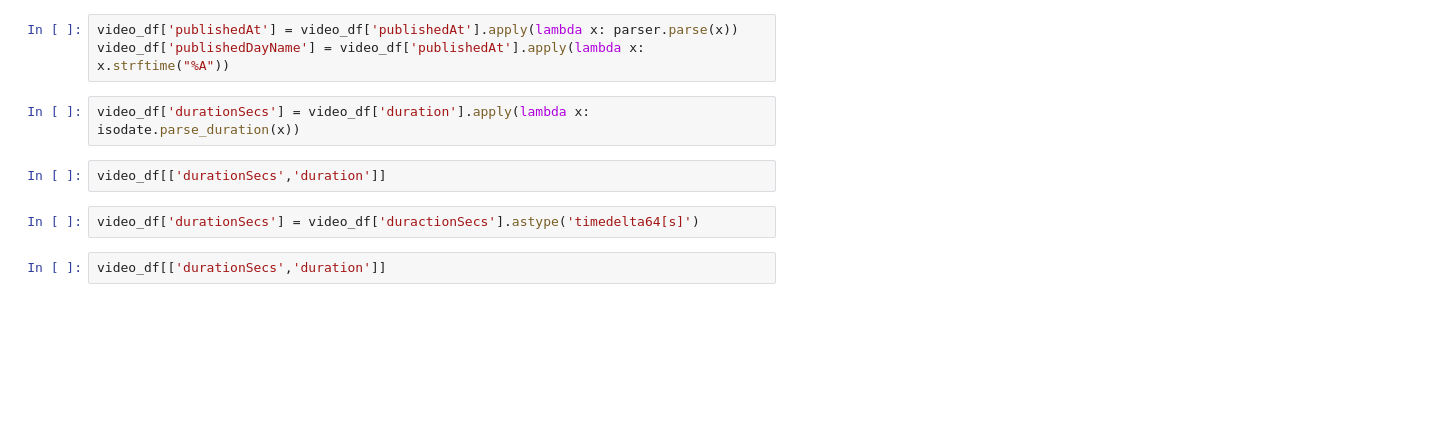
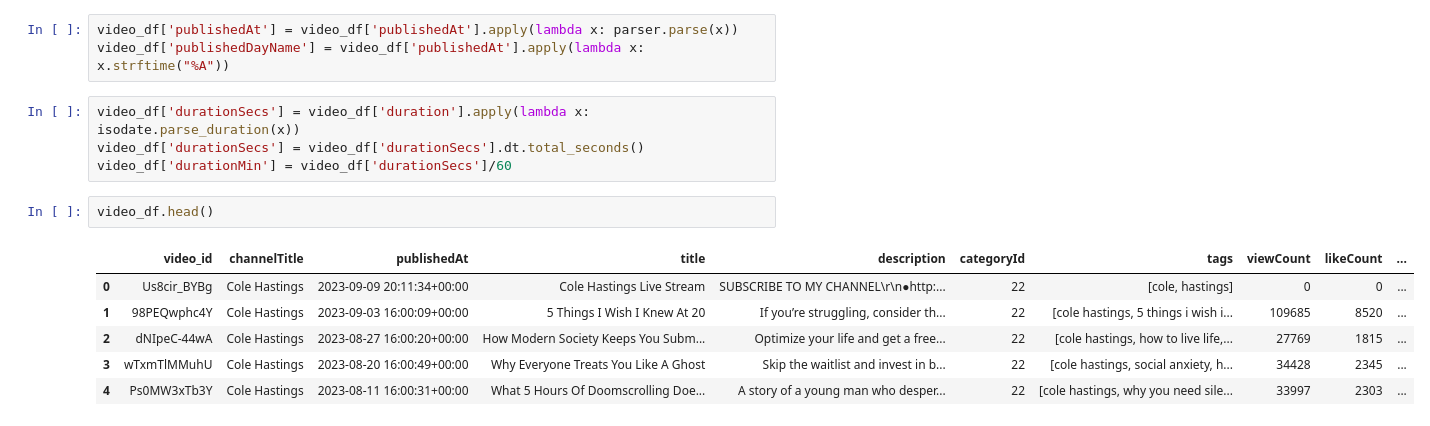
Before and after one commit to AnnetteTamakloe/YT_analysis, a Jupyter notebook: YT.ipynb, the cells around one changed output. Saved outputs shown, nothing was run; the diff lists cells and outputs as text; blank space fills up the shorter version.

```diff
--- a/YT.ipynb
+++ b/YT.ipynb
@@ -177,9 +210,14 @@ video_df['publishedAt'] = video_df['publishedAt'].apply(lambda x: parser.parse(x
 video_df['publishedDayName'] = video_df['publishedAt'].apply(lambda x: x.strftime("%A"))
 # %%
 video_df['durationSecs'] = video_df['duration'].apply(lambda x: isodate.parse_duration(x))
+video_df['durationSecs'] = video_df['durationSecs'].dt.total_seconds()
+video_df['durationMin'] = video_df['durationSecs']/60
-# %%
-video_df[['durationSecs','duration']]
-# %%
-video_df['durationSecs'] = video_df['duractionSecs'].astype('timedelta64[s]')
-# %%
-video_df[['durationSecs','duration']]
+# %%
+video_df.head()
+# %% [output]
+|  | video_id | channelTitle | publishedAt | title | description | categoryId | tags | viewCount | likeCount | ... |
+| 0 | Us8cir_BYBg | Cole Hastings | 2023-09-09 20:11:34+00:00 | Cole Hastings Live Stream | SUBSCRIBE TO MY CHANNEL\r\n●http:... | 22 | [cole, hastings] | 0 | 0 | ... |
+| 1 | 98PEQwphc4Y | Cole Hastings | 2023-09-03 16:00:09+00:00 | 5 Things I Wish I Knew At 20 | If you’re struggling, consider th... | 22 | [cole hastings, 5 things i wish i... | 109685 | 8520 | ... |
+| 2 | dNIpeC-44wA | Cole Hastings | 2023-08-27 16:00:20+00:00 | How Modern Society Keeps You Subm... | Optimize your life and get a free... | 22 | [cole hastings, how to live life,... | 27769 | 1815 | ... |
+| 3 | wTxmTlMMuhU | Cole Hastings | 2023-08-20 16:00:49+00:00 | Why Everyone Treats You Like A Ghost | Skip the waitlist and invest in b... | 22 | [cole hastings, social anxiety, h... | 34428 | 2345 | ... |
+| 4 | Ps0MW3xTb3Y | Cole Hastings | 2023-08-11 16:00:31+00:00 | What 5 Hours Of Doomscrolling Doe... | A story of a young man who desper... | 22 | [cole hastings, why you need sile... | 33997 | 2303 | ... |
```
Also changed, not shown: parts of 13 cells of this notebook.
